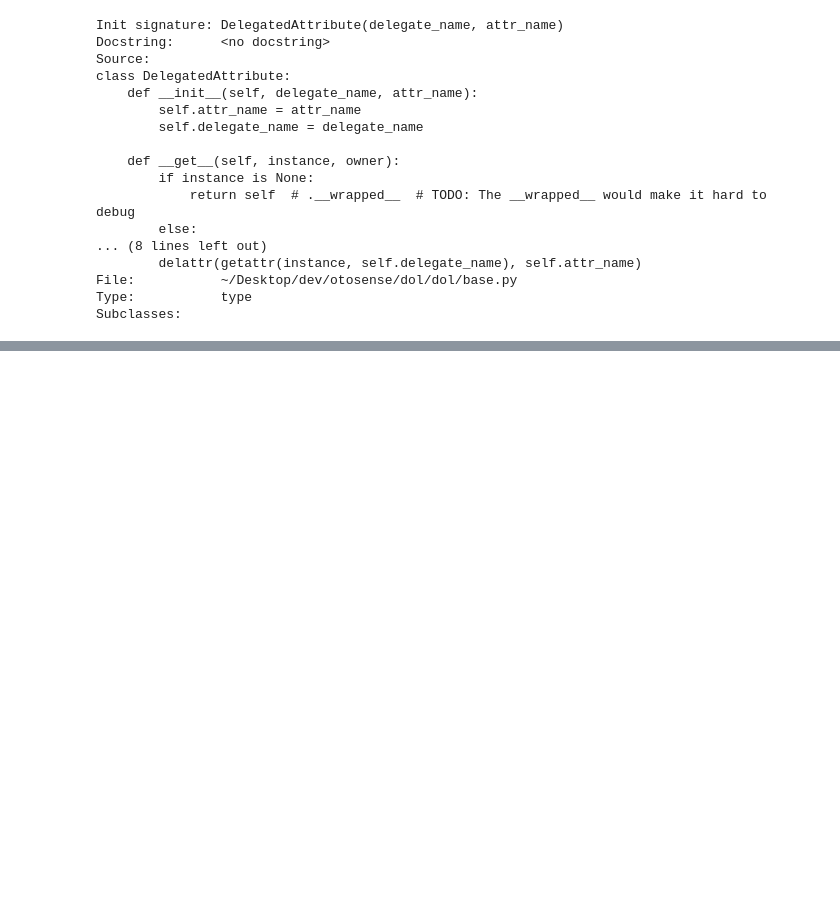
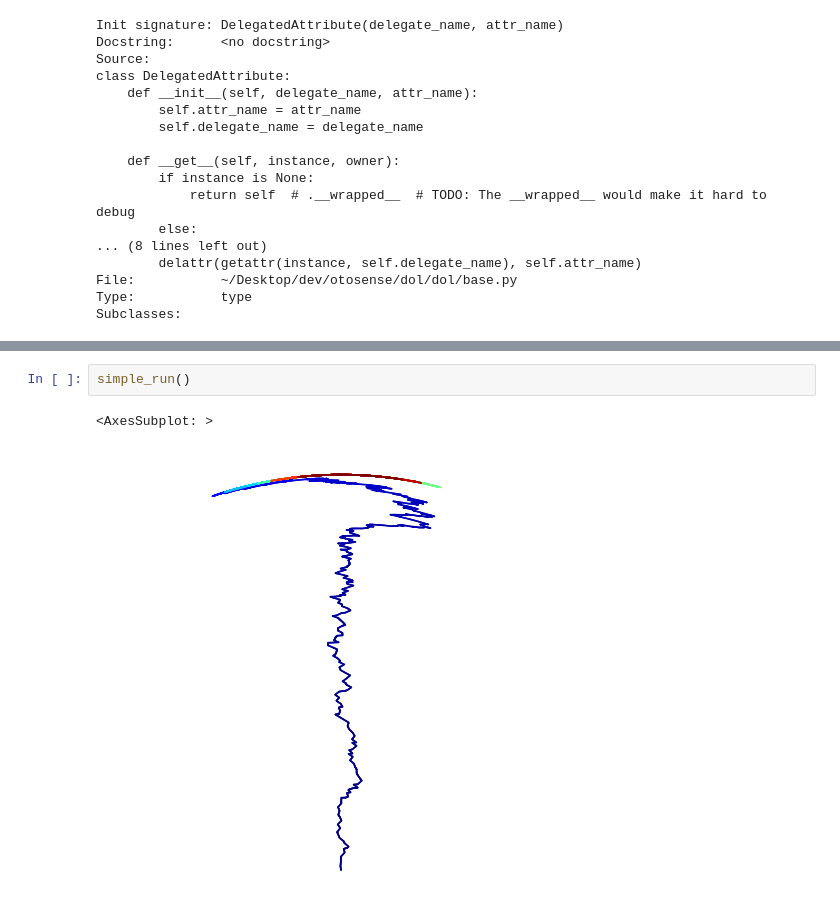
Before and after one commit to thorwhalen/plunk, a Jupyter notebook: plunk/sb/sms/data_access.ipynb, the cells around one changed output, grey strips where cells are left out. Saved outputs shown, nothing was run; the diff lists cells and outputs as text; blank space fills up the shorter version.

```diff
--- a/plunk/sb/sms/data_access.ipynb
+++ b/plunk/sb/sms/data_access.ipynb
@@ -491,0 +495,5 @@ Subclasses:
+# %%
+simple_run()
+# %% [output]
+<AxesSubplot: >
+[figure, added]
```
Also changed, not shown: parts of 1 cell of this notebook.
